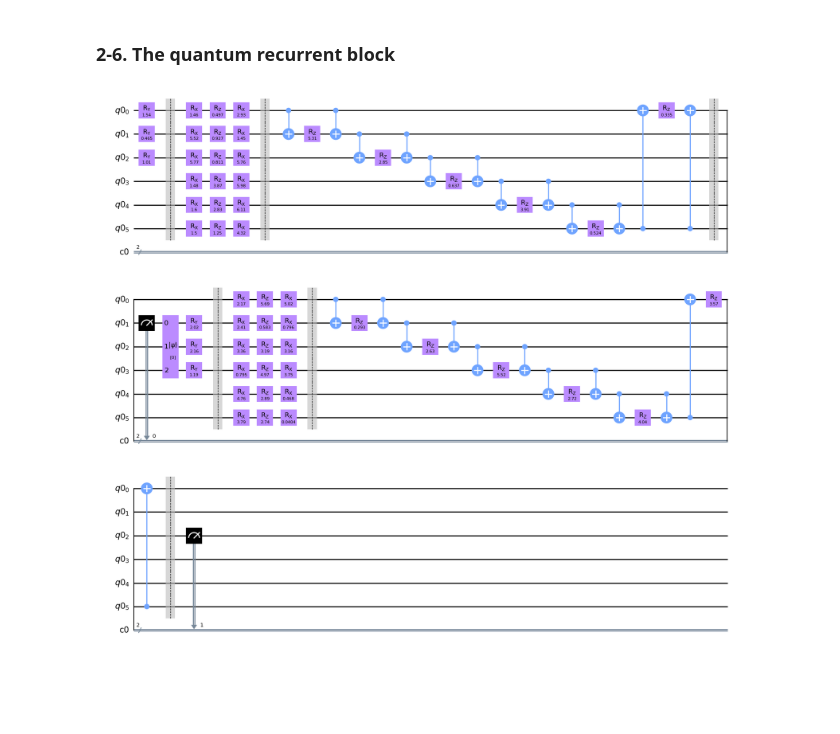
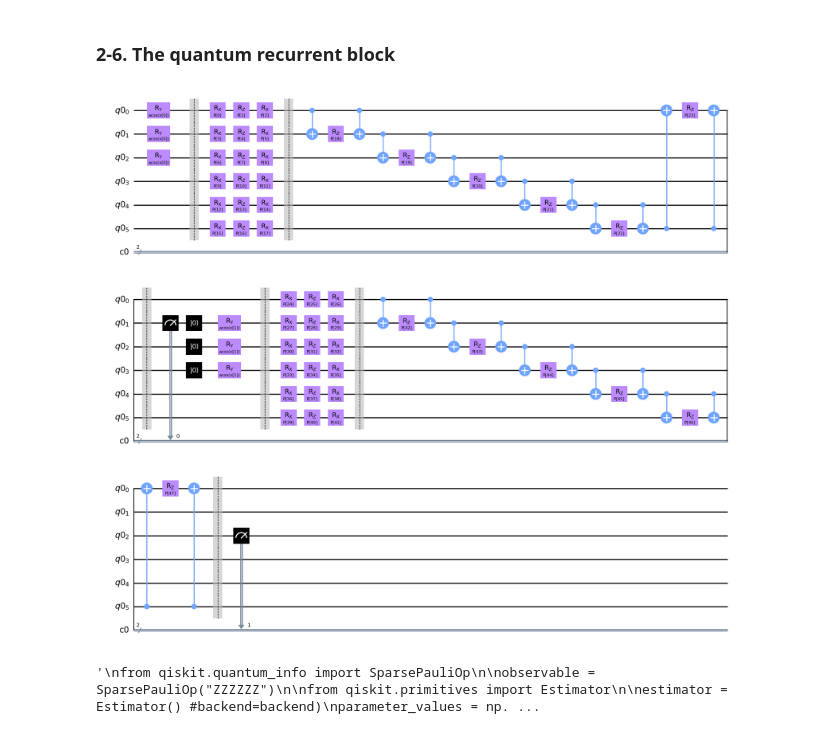
Before and after one commit to yunseo-kim/quantum-rnn, a Jupyter notebook: sqrnn.ipynb, the cells around one changed output. Cells and saved outputs as stored; diff of their text form; code cells hidden in the pictures; blank space fills up the shorter version.

```diff
--- a/sqrnn.ipynb
+++ b/sqrnn.ipynb
@@ -99,18 +111,15 @@ encoding_circuit.draw("mpl")
 # %% [markdown]
 ### 2-3. Arbitrary single-qubit gates
 # %%
-def apply_single_qubit_gates(qc, qr, n_qubits):
-    # Adjustable parameters to be optimized in the learning process
-    params = np.random.rand(2*N_QUBITS,3) * 2 * np.pi
-
+def apply_single_qubit_gates(qc, qr, params, n_qubits):
     if not isReal:
         qc.barrier()
     for i in range(2*n_qubits):
-        qc.rx(params[i][0], qr[i])
-        qc.rz(params[i][1], qr[i])
-        qc.rx(params[i][2], qr[i])
+        qc.rx(params[3*i], qr[i])
+        qc.rz(params[3*i+1], qr[i])
+        qc.rx(params[3*i+2], qr[i])
     return qc
 
-single_rotation = apply_single_qubit_gates(initialize_circuit(), qr, N_QUBITS)
+single_rotation = apply_single_qubit_gates(initialize_circuit(), qr, params[0:6*N_QUBITS], N_QUBITS)
 single_rotation.draw("mpl")
 # %% [output]
@@ -118,10 +127,7 @@ single_rotation.draw("mpl")
 # %% [markdown]
 ### 2-4. Rzz gates
 # %%
-def apply_two_qubit_gates(qc, qr, n_qubits):
-    # Adjustable parameters to be optimized in the learning process
-    params = np.random.rand(2*n_qubits) * 2 * np.pi
-
+def apply_two_qubit_gates(qc, qr, params, n_qubits):
     if not isReal:
         qc.barrier()
     for i in range(-2*n_qubits, 0):
@@ -130,19 +136,19 @@ def apply_two_qubit_gates(qc, qr, n_qubits):
         qc.cx(qr[i], qr[i+1])
     return qc
 
-controlled_rotation = apply_two_qubit_gates(initialize_circuit(), qr, N_QUBITS)
+controlled_rotation = apply_two_qubit_gates(initialize_circuit(), qr, params[6*N_QUBITS:8*N_QUBITS], N_QUBITS)
 controlled_rotation.draw("mpl")
 # %% [output]
 [figure]
 # %% [markdown]
 ### 2-5. Ansatz circuit
 # %%
-def apply_ansatz(qc, qr, n_qubits):
-    qc = apply_single_qubit_gates(qc, qr, n_qubits)
-    qc = apply_two_qubit_gates(qc, qr, n_qubits)
+def apply_ansatz(qc, qr, params, n_qubits):
+    qc = apply_single_qubit_gates(qc, qr, params[0:6*N_QUBITS], n_qubits)
+    qc = apply_two_qubit_gates(qc, qr, params[6*N_QUBITS:8*N_QUBITS], n_qubits)
     return qc
 
-ansatz_circuit = apply_ansatz(initialize_circuit(), qr, N_QUBITS)
+ansatz_circuit = apply_ansatz(initialize_circuit(), qr, params[0:8*N_QUBITS], N_QUBITS)
 ansatz_circuit.draw("mpl")
 # %% [output]
 [figure]
@@ -167,19 +173,36 @@ def apply_partial_measurement(qc, qr, cr, n_timestep):
     qc.measure(qr[0], cr[n_timestep])
     return qc
 
-def apply_qrb(qc, reg_d, reg_h, cr, n_qubits, n_timestep):
+def apply_qrb(qc, reg_d, reg_h, cr, params, n_qubits, n_timestep):
     if n_timestep > 0:
-        qc.initialize(0, reg_d)
-    qc = encode_angle(qc, input_data[n_timestep], reg_d, n_qubits)
-    qc = apply_ansatz(qc, qr, n_qubits)
+        qc.reset(reg_d)
+    qc = encode_angle(qc, input_seq[n_timestep], reg_d, n_qubits)
+    qc = apply_ansatz(qc, qr, params[n_timestep*8*N_QUBITS:(n_timestep+1)*8*N_QUBITS], n_qubits)
     (reg_d, reg_h) = apply_stagger(reg_d, reg_h, n_qubits)
     qc = apply_partial_measurement(qc, reg_d, cr, n_timestep)
     return qc
 # %%
-sQRNN = initialize_circuit()
+sqrnn_circuit = initialize_circuit()
 for step in range(N_STEPS):
-    sQRNN = apply_qrb(sQRNN, reg_d, reg_h, cr, N_QUBITS, step)
+    sqrnn_circuit = apply_qrb(sqrnn_circuit, reg_d, reg_h, cr, params, N_QUBITS, step)
 
-sQRNN.draw("mpl")
+sqrnn_circuit.draw("mpl")
 # %% [output]
-[figure, old version]
+[figure, new version]
+# %%
+"""
+from qiskit.quantum_info import SparsePauliOp
+
+observable = SparsePauliOp("ZZZZZZ")
+
+from qiskit.primitives import Estimator
+
+estimator = Estimator() #backend=backend)
+parameter_values = np.random.rand(50)
+
+job = estimator.run(sqrnn_circuit, observable, parameter_values)
+print(f">>> Job ID: {job.job_id()}")
+print(f">>> Job Status: {job.status()}")
+"""
+# %% [output]
+'\nfrom qiskit.quantum_info import SparsePauliOp\n\nobservable = SparsePauliOp("ZZZZZZ")\n\nfrom qiskit.primitives import Estimator\n\nestimator = Estimator() #backend=backend)\nparameter_values = np. ...
```
Also changed, not shown: parts of 10 cells of this notebook, 5 other files.
